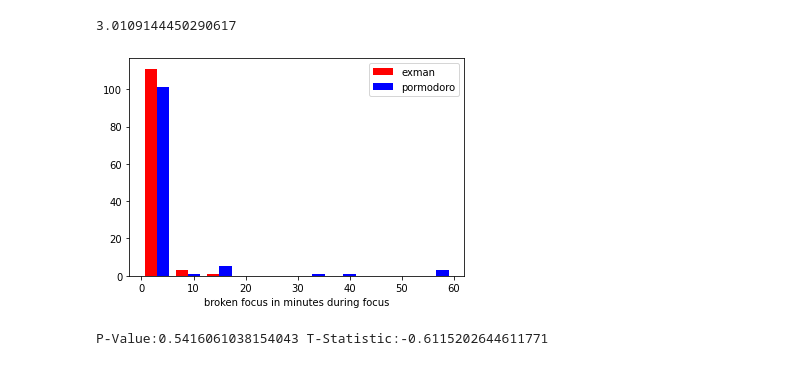
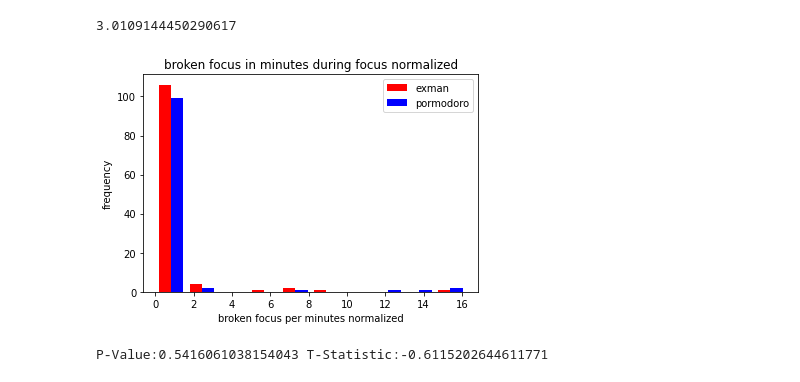
Before and after one commit to lutharsanen/exman-study-analysis, a Jupyter notebook: Exman-Analysis.ipynb, the cells around one changed output. Saved outputs shown, nothing was run; the diff lists cells and outputs as text; code cells hidden in the pictures.

```diff
--- a/Exman-Analysis.ipynb
+++ b/Exman-Analysis.ipynb
@@ -160,18 +164,20 @@ pomodoro["brokenFocusPerHour"].mean()
 # %% [output]
 3.0109144450290617
 # %%
-x = [list(exman["brokenFocusPerHour"]),list(pomodoro["brokenFocusPerHour"])]
+x = [list(exman["brokenFocusPerHour"]),list(pomodoro[pomodoro["brokenFocusPerHour"] < 16.5]['brokenFocusPerHour'])]
 
 label = ["exman","pormodoro"]
 colors = ['red', 'blue']
 plt.hist(x, histtype='bar', color=colors, label=label)
 plt.legend(prop={'size': 10})
-
-plt.xlabel("broken focus in minutes during focus")
+plt.ylabel("frequency")
+plt.xlabel("broken focus per minutes normalized")
+plt.title("broken focus in minutes during focus normalized")
+plt.savefig("figure5.pdf")
 
 plt.show()
 # %% [output]
-[figure, old version]
+[figure, new version]
 # %%
 from scipy import stats
 tStat, pValue = stats.ttest_ind(exman["brokenFocusPerHour"], pomodoro[pomodoro["brokenFocusPerHour"] < 16.5]['brokenFocusPerHour'], equal_var = False)
```
Also changed, not shown: parts of 3 cells of this notebook, 4 other files.
